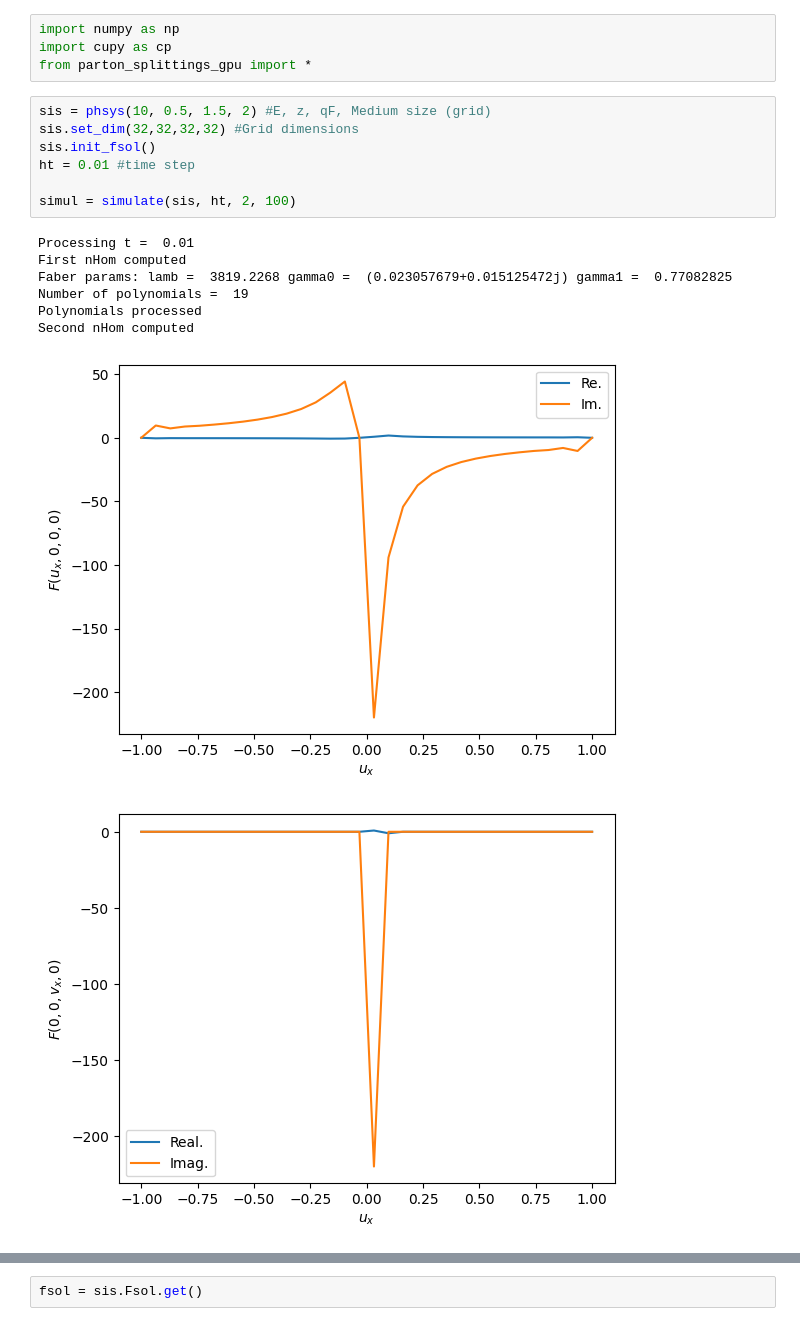
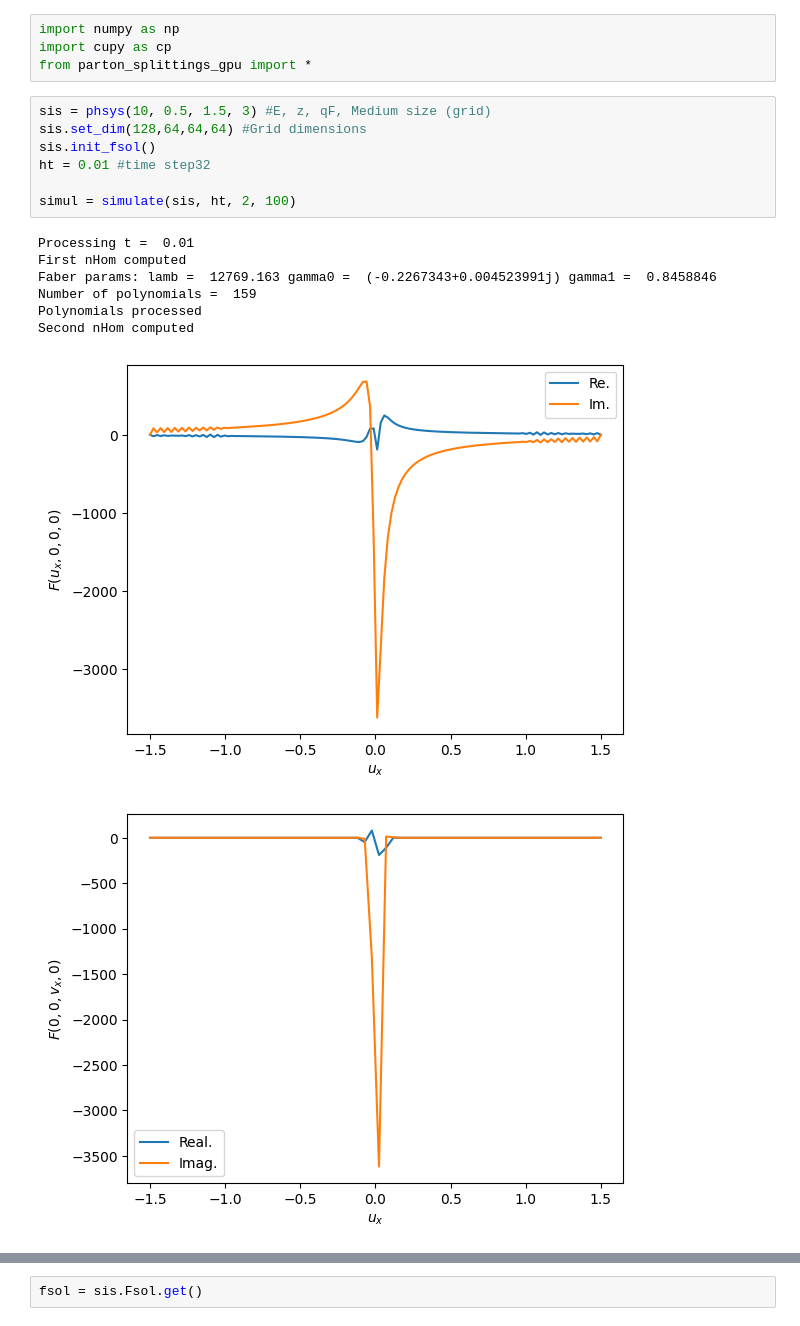
Before and after one commit to marcoacl00/parton_splittings, a Jupyter notebook: test.ipynb, the cells around one changed output, grey strips where cells are left out. Saved outputs shown, nothing was run; the diff lists cells and outputs as text.

```diff
--- a/test.ipynb
+++ b/test.ipynb
@@ -3,18 +3,18 @@ import numpy as np
 import cupy as cp
 from parton_splittings_gpu import *
 # %%
-sis = phsys(10, 0.5, 1.5, 2) #E, z, qF, Medium size (grid)
-sis.set_dim(32,32,32,32) #Grid dimensions
+sis = phsys(10, 0.5, 1.5, 3) #E, z, qF, Medium size (grid)
+sis.set_dim(128,64,64,64) #Grid dimensions
 sis.init_fsol()
-ht = 0.01 #time step
+ht = 0.01 #time step32
 
 simul = simulate(sis, ht, 2, 100)
 # %% [output]
 Processing t =  0.01
 First nHom computed
-Faber params: lamb =  3819.2268 gamma0 =  (0.023057679+0.015125472j) gamma1 =  0.77082825
-Number of polynomials =  19
+Faber params: lamb =  12769.163 gamma0 =  (-0.2267343+0.004523991j) gamma1 =  0.8458846
+Number of polynomials =  159
 Polynomials processed
 Second nHom computed
-[figure, old version]
+[figure, new version]
-[figure, old version]
+[figure, new version]
```
Also changed, not shown: parts of 1 cell of this notebook, 13 other files.
